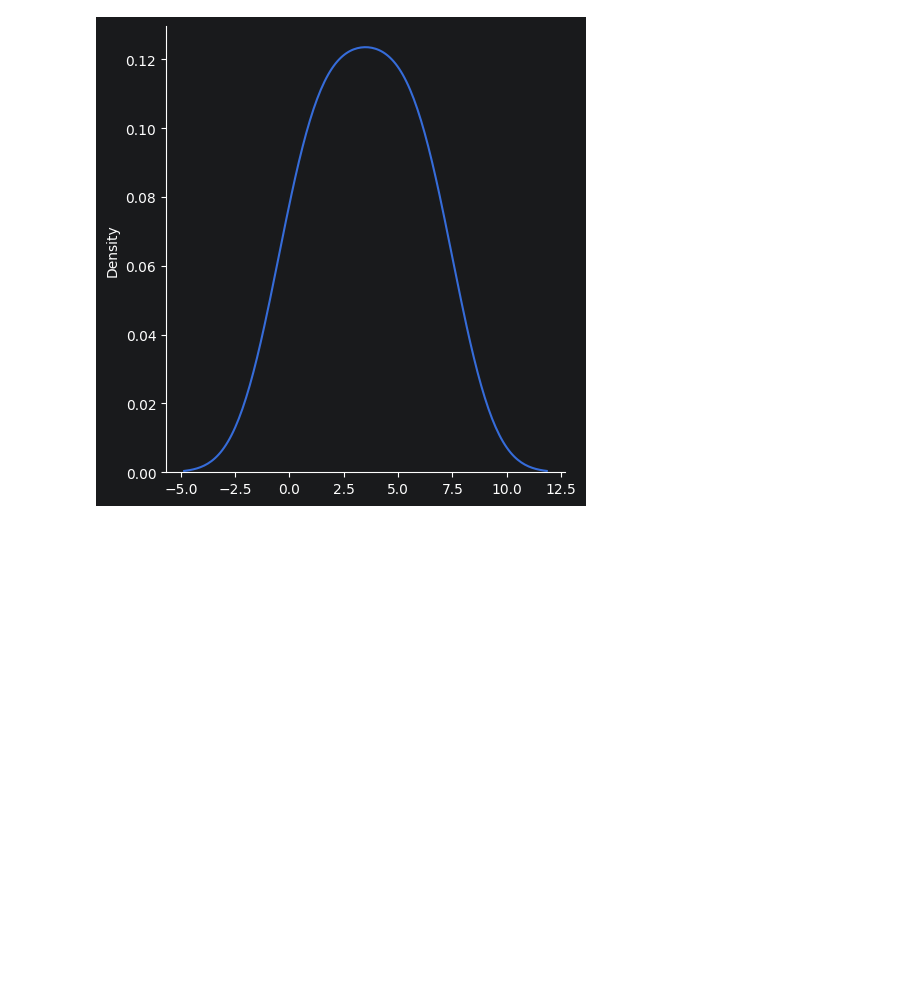
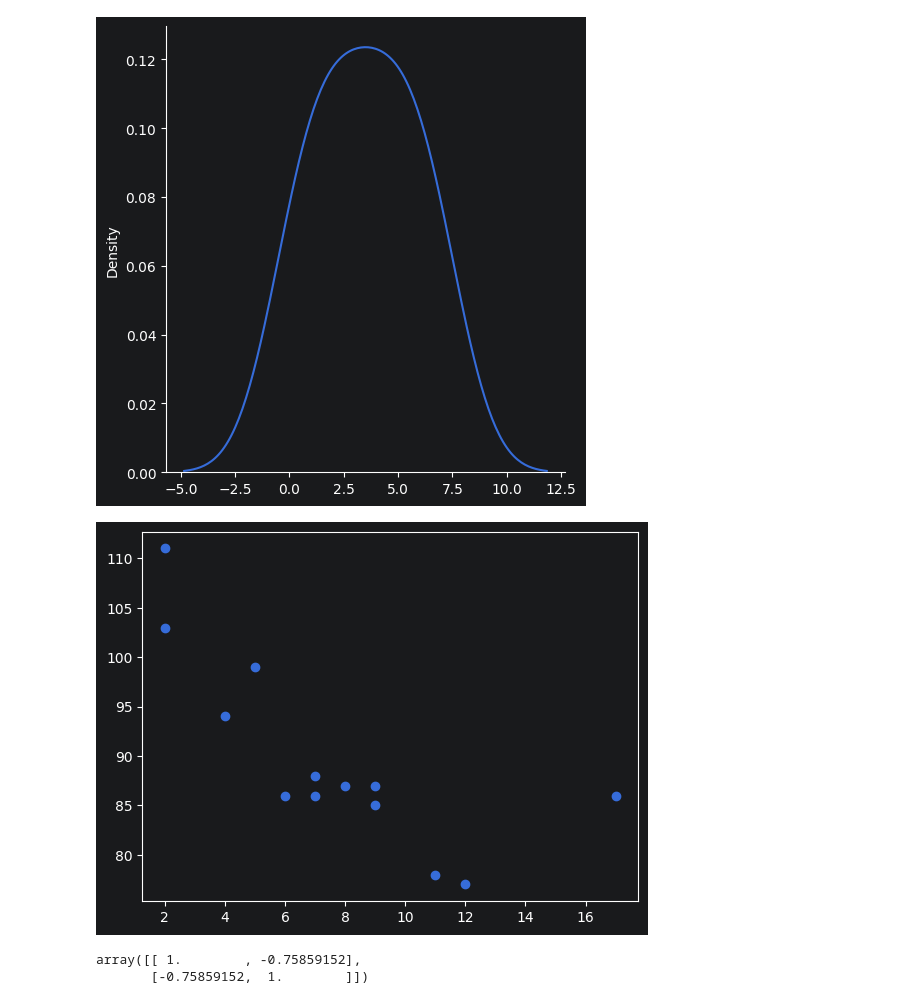
Before and after one commit to azizi23507/GitProject1, a Jupyter notebook: matplotlib.ipynb, the cells around one changed output. Drawn from its saved outputs; the diff is of its cells as text; code cells hidden in the pictures; blank space fills up the shorter version.

```diff
--- a/matplotlib.ipynb
+++ b/matplotlib.ipynb
@@ -154,3 +164,36 @@ plt.show()
 # %% [output]
 [figure]
 [figure]
+# %%
+# Scatter Plot
+"""
+The observation in the example above is the result of 13 cars passing by.
+
+The X-axis shows how old the car is.
+
+The Y-axis shows the speed of the car when it passes.
+
+Are there any relationships between the observations?
+
+It seems that the newer the car, the faster it drives, but that could be a coincidence, after all we only registered 13 cars.
+
+
+"""
+
+x = np.array([5,7,8,7,2,17,2,9,4,11,12,9,6])
+y = np.array([99,86,87,88,111,86,103,87,94,78,77,85,86])
+
+plt.scatter(x, y)
+plt.show()
+# %% [output]
+[figure, added]
+# %%
+# check the correlation
+x = np.array([5,7,8,7,2,17,2,9,4,11,12,9,6])
+y = np.array([99,86,87,88,111,86,103,87,94,78,77,85,86])
+
+np.corrcoef(x, y)
+# negative correlation one increase the other goes down
+# %% [output]
+array([[ 1.        , -0.75859152],
+       [-0.75859152,  1.        ]])
```
Also changed, not shown: parts of 33 cells of this notebook, 2 other files.
